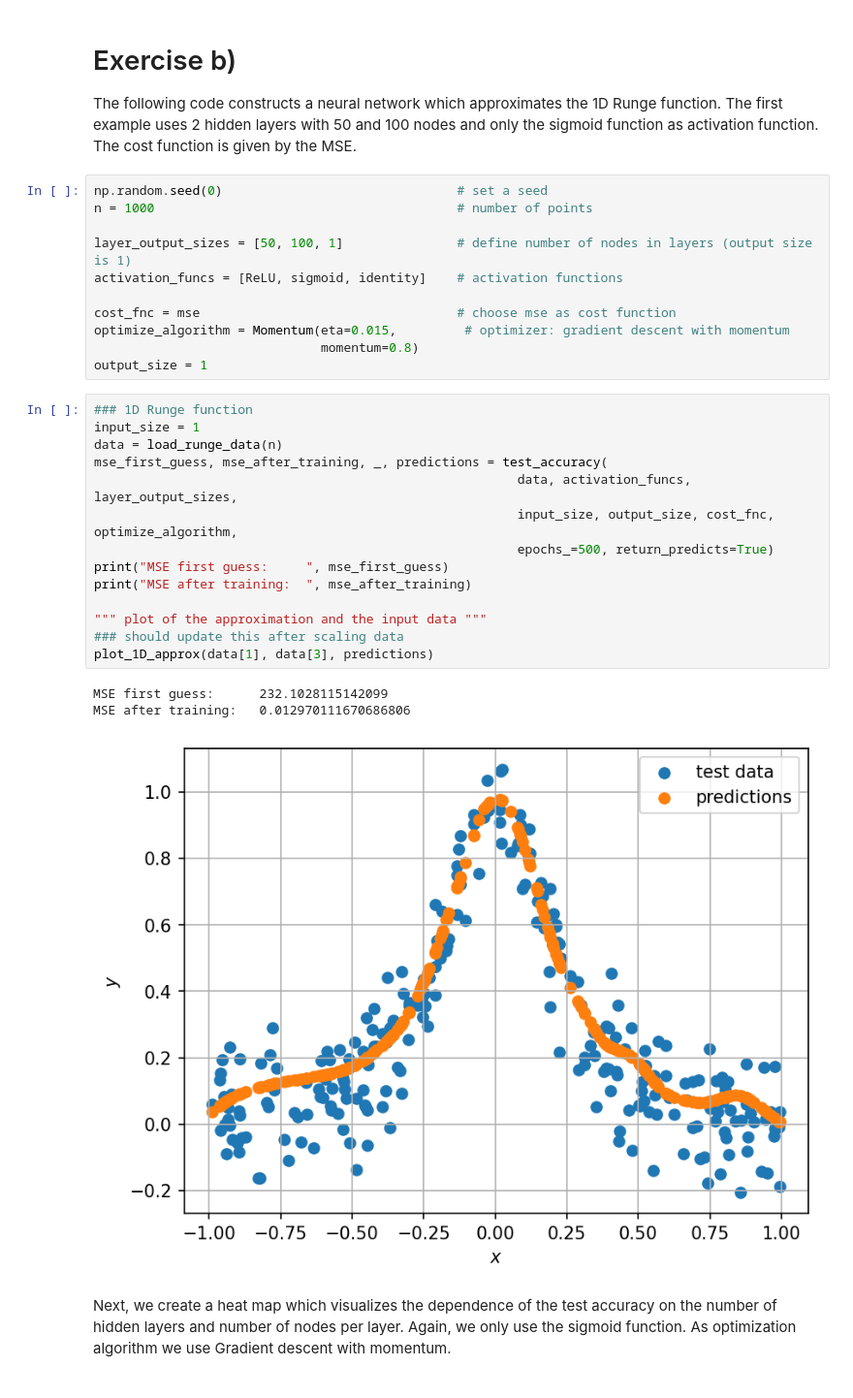
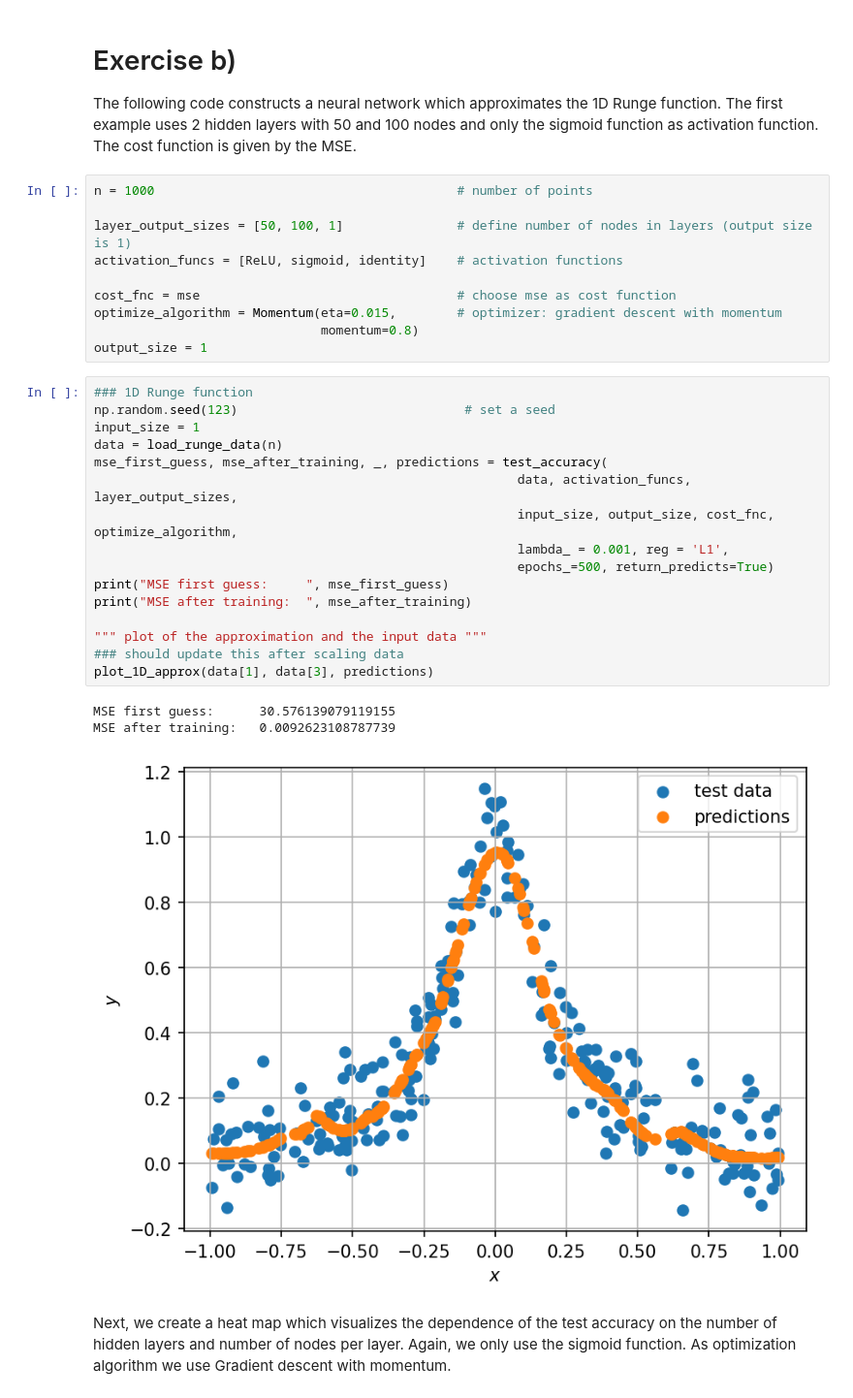
Before and after one commit to thomas-engl/Project2-Applied-ML, a Jupyter notebook: Code/project2_run.ipynb, the cells around one changed output. Shown at 97% size. Drawn from its saved outputs; the diff is of its cells as text.

```diff
--- a/Code/project2_run.ipynb
+++ b/Code/project2_run.ipynb
@@ -16,34 +16,35 @@ import autograd.numpy as np
 # Exercise b)
 The following code constructs a neural network which approximates the 1D Runge function. The first example uses 2 hidden layers with 50 and 100 nodes and only the sigmoid function as activation function. The cost function is given by the MSE.
 # %%
-np.random.seed(0)                               # set a seed
 n = 1000                                        # number of points
 
 layer_output_sizes = [50, 100, 1]               # define number of nodes in layers (output size is 1)
 activation_funcs = [ReLU, sigmoid, identity]    # activation functions
 
 cost_fnc = mse                                  # choose mse as cost function
-optimize_algorithm = Momentum(eta=0.015,         # optimizer: gradient descent with momentum
+optimize_algorithm = Momentum(eta=0.015,        # optimizer: gradient descent with momentum
                               momentum=0.8)
 output_size = 1
 # %%
 ### 1D Runge function
+np.random.seed(123)                              # set a seed
 input_size = 1
 data = load_runge_data(n)
 mse_first_guess, mse_after_training, _, predictions = test_accuracy(
                                                         data, activation_funcs, layer_output_sizes,
                                                         input_size, output_size, cost_fnc, optimize_algorithm,
+                                                        lambda_ = 0.001, reg = 'L1',
                                                         epochs_=500, return_predicts=True)
 print("MSE first guess:     ", mse_first_guess)
 print("MSE after training:  ", mse_after_training)
 
 """ plot of the approximation and the input data """
 ### should update this after scaling data
 plot_1D_approx(data[1], data[3], predictions)
 # %% [output]
-MSE first guess:      232.1028115142099
-MSE after training:   0.012970111670686806
+MSE first guess:      30.576139079119155
+MSE after training:   0.0092623108787739
-[figure, old version]
+[figure, new version]
 # %% [markdown]
 Next, we create a heat map which visualizes the dependence of the test accuracy on the number of hidden layers and number of nodes per layer. Again, we only use the sigmoid function. As optimization algorithm we use Gradient descent with momentum.
 # %%
```
